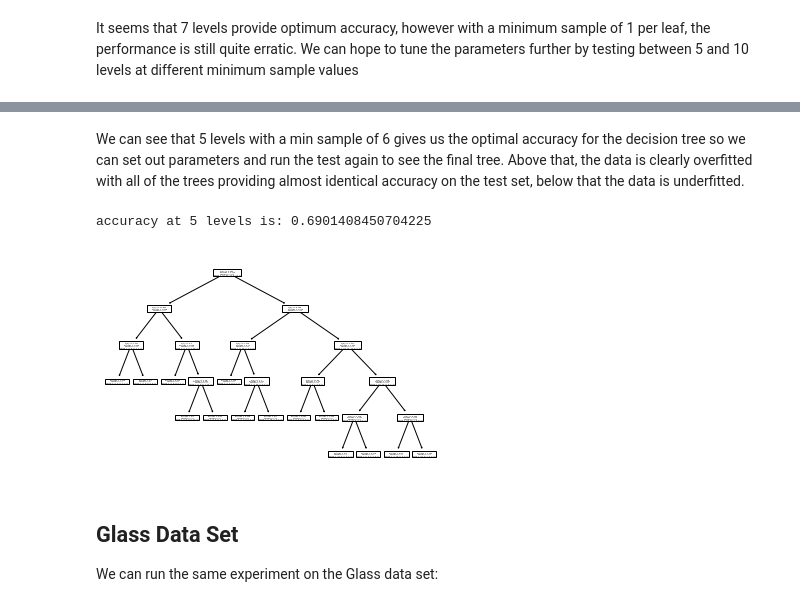
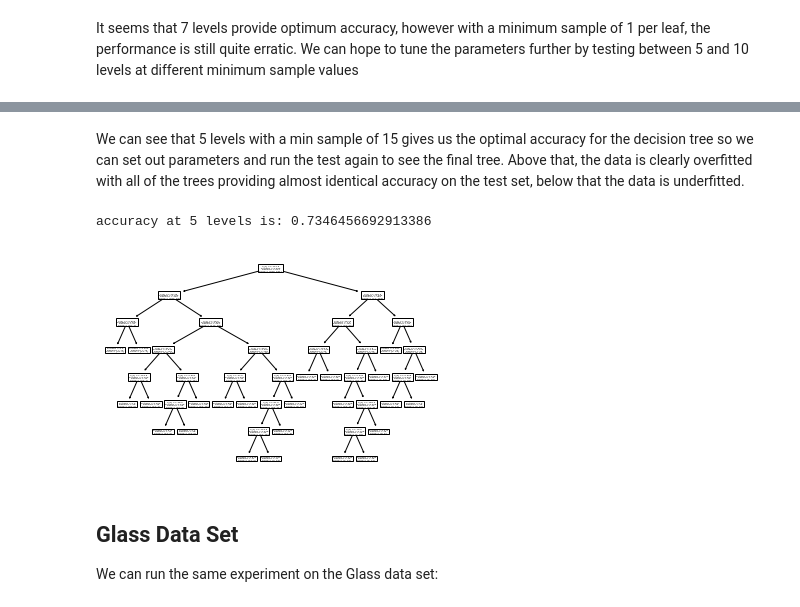
Before and after one commit to S010MON/machine_learning, a Jupyter notebook: ML_Lab_1.ipynb, the cells around one changed output, grey strips where cells are left out. Saved outputs shown, nothing was run; the diff lists cells and outputs as text; code cells hidden in the pictures.

Commit message:
Adds averaging to accuracy results

```diff
--- a/ML_Lab_1.ipynb
+++ b/ML_Lab_1.ipynb
@@ -10,11 +10,30 @@ from sklearn.metrics import accuracy_score
 # %% [markdown]
 Initially we define a function that will allow us to easily create a decision tree and modify the variables that we want to experiment with.  Our output value is the accuracy of the model against a test/train split that we will maintain using the random seed to allow for reproduceability.
 # %%
-def decision_tree(X, Y, levels, min_samples_leaf):
-    # Split X and Y into training and test sets
+def ave_decision_tree(X, Y, levels, min_samples_leaf):
+
+    count = 100
+    total_sum = 0
+    best_accuracy = 0;
+
+    for i in range(1, count):
+        result = single_decision_tree(X, Y, levels, min_samples_leaf, i)
+        total_sum = total_sum + result['accuracy']
+
+        if(result['accuracy'] > best_accuracy):
+            best_clf = result['clf']
+
+    ave_accuracy = total_sum / count
+    data = {'accuracy': ave_accuracy, 'clf' : best_clf}
+
+    return data
+
+
+def single_decision_tree(X, Y, levels, min_samples_leaf, rand_seed):
+        # Split X and Y into training and test sets
     X_train, X_test, Y_train, Y_test = train_test_split(X, Y,
                                                         test_size=0.33,
-                                                        random_state=66)
+                                                        random_state=rand_seed)
 
     # Set the max depth automatically to `None` if 0
     if levels == 0:
@@ -31,6 +50,7 @@ def decision_tree(X, Y, levels, min_samples_leaf):
     # Predict the values for the test set and return the accuracy and tree
     Y_hat = clf.predict(X_test)
 
+
     data = {'accuracy': accuracy_score(Y_test, Y_hat),
            'clf' : clf}
 
@@ -103,12 +123,12 @@ plt.show()
 # %% [markdown]
-We can see that 5 levels with a min sample of 6 gives us the optimal accuracy for the decision tree so we can set out parameters and run the test again to see the final tree. Above that, the data is clearly overfitted with all of the trees providing almost identical accuracy on the test set, below that the data is underfitted.
+We can see that 5 levels with a min sample of 15 gives us the optimal accuracy for the decision tree so we can set out parameters and run the test again to see the final tree. Above that, the data is clearly overfitted with all of the trees providing almost identical accuracy on the test set, below that the data is underfitted.
 # %%
-data = decision_tree(X, Y, levels=5, min_samples_leaf=6)
+data = ave_decision_tree(X, Y, levels=8, min_samples_leaf=15)
 print('accuracy at 5 levels is: ' + str(data['accuracy']))
 tree.plot_tree(data['clf']);
 # %% [output]
-accuracy at 5 levels is: 0.6901408450704225
+accuracy at 5 levels is: 0.7346456692913386
-[figure, old version]
+[figure, new version]
 # %% [markdown]
 ## Glass Data Set
 
```
Also changed, not shown: parts of 12 cells of this notebook.
